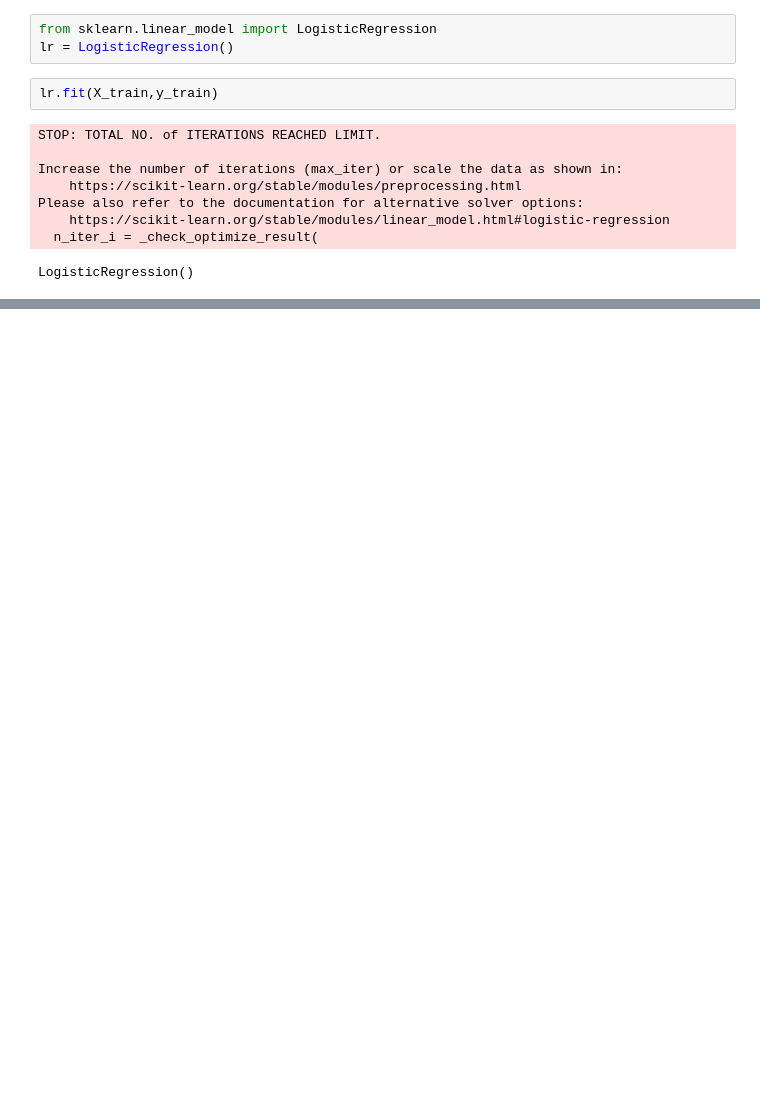
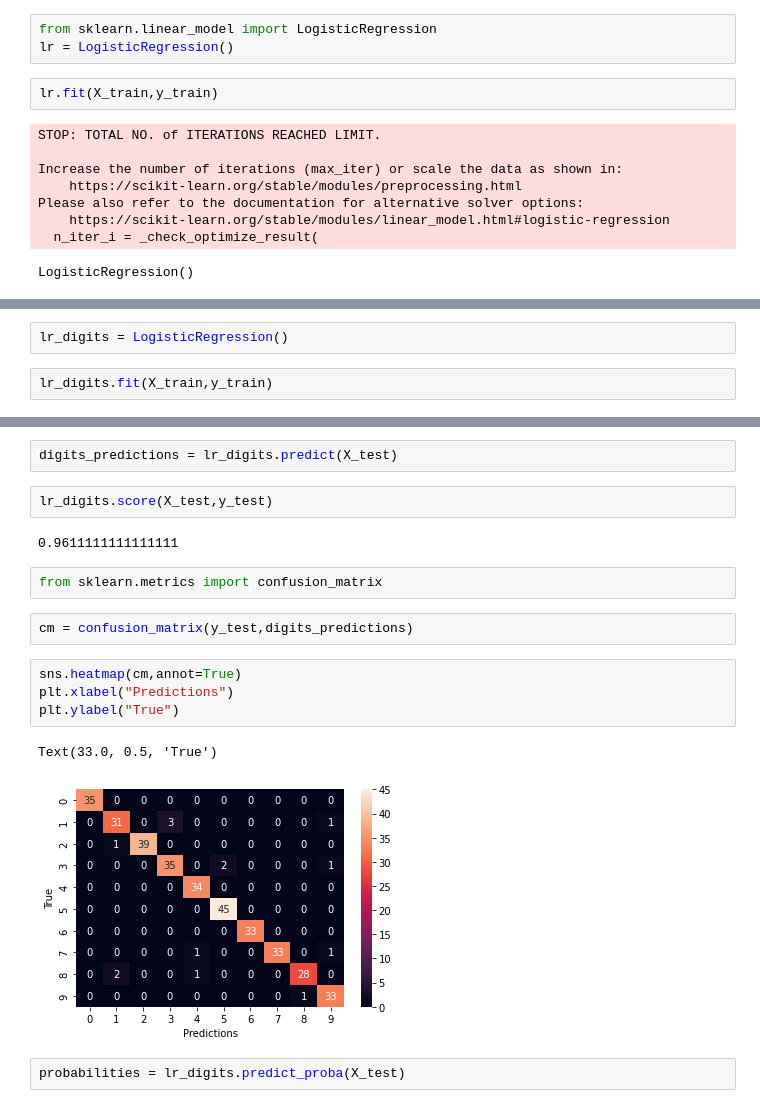
Before and after one commit to Suhrud0811/MachineLearning, a Jupyter notebook: Basics/logistic_regression.ipynb, the cells around one changed output, grey strips where cells are left out. Cells and saved outputs as stored; diff of their text form; blank space fills up the shorter version.

Commit message:
Logistic Regression for multiclass classification

```diff
--- a/Basics/logistic_regression.ipynb
+++ b/Basics/logistic_regression.ipynb
@@ -130,0 +154,4 @@ lr.score(X_test,y_test)
+# %%
+lr_digits = LogisticRegression()
+# %%
+lr_digits.fit(X_train,y_train)
@@ -130,0 +167,19 @@ lr.score(X_test,y_test)
+# %%
+digits_predictions = lr_digits.predict(X_test)
+# %%
+lr_digits.score(X_test,y_test)
+# %% [output]
+0.9611111111111111
+# %%
+from sklearn.metrics import confusion_matrix
+# %%
+cm = confusion_matrix(y_test,digits_predictions)
+# %%
+sns.heatmap(cm,annot=True)
+plt.xlabel("Predictions")
+plt.ylabel("True")
+# %% [output]
+Text(33.0, 0.5, 'True')
+[figure, added]
+# %%
+probabilities = lr_digits.predict_proba(X_test)
```
Also changed, not shown: parts of 23 cells of this notebook.
